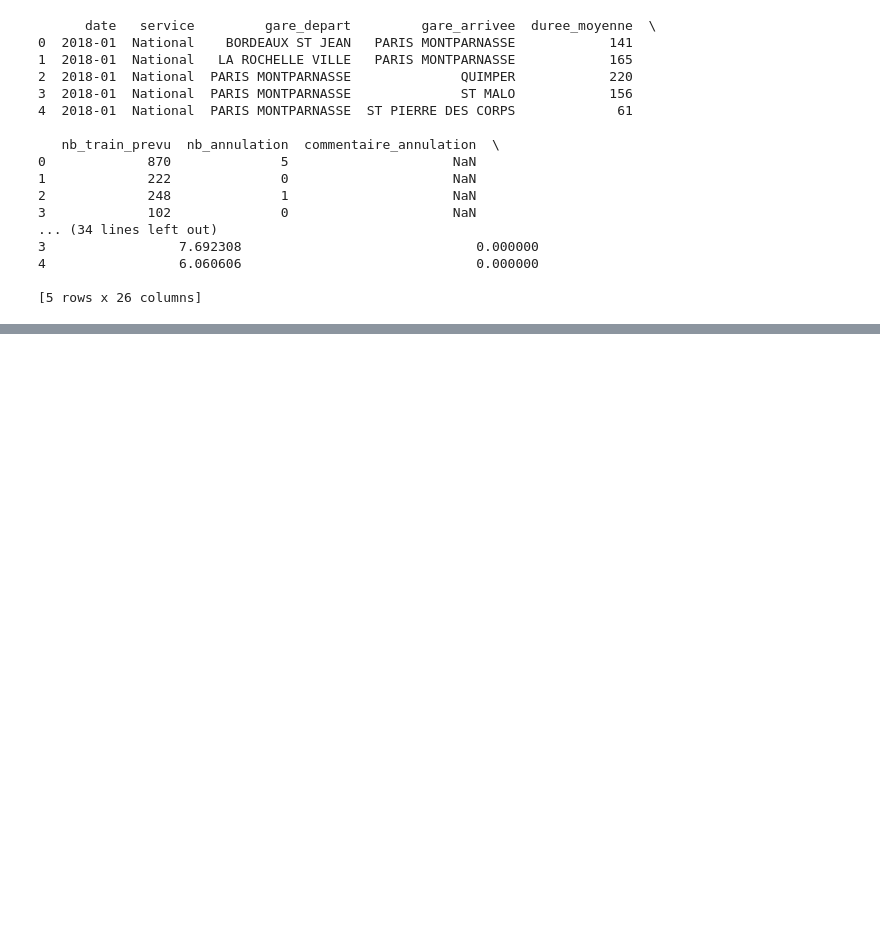
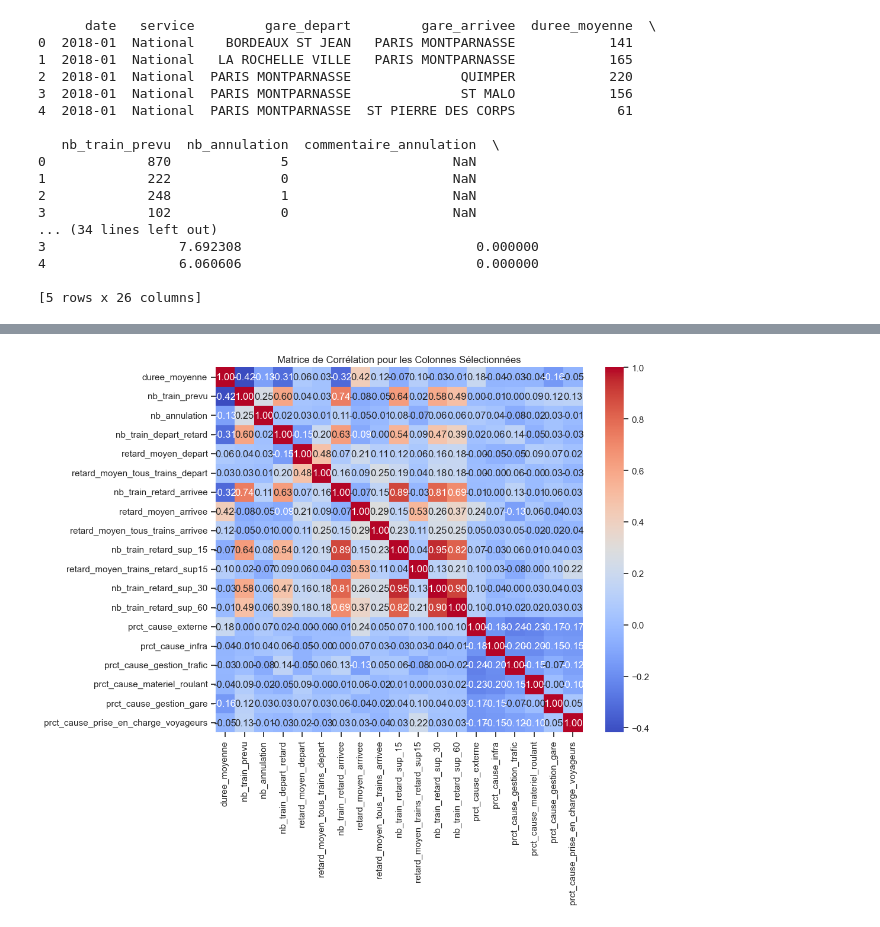
Before and after one commit to Enaouram/prediction-of-TGV-delays, a Jupyter notebook: data_analysis.ipynb, the cells around one changed output, grey strips where cells are left out. Cells and saved outputs as stored; diff of their text form; code cells hidden in the pictures; blank space fills up the shorter version.

```diff
--- a/data_analysis.ipynb
+++ b/data_analysis.ipynb
@@ -49,0 +225,18 @@ print(data.isnull().sum())
+# %%
+# Sélection des colonnes spécifiques pour lesquelles nous souhaitons créer la matrice de corrélation
+selected_columns = ['duree_moyenne', 'nb_train_prevu', 'nb_annulation', 'nb_train_depart_retard', 'retard_moyen_depart', 'retard_moyen_tous_trains_depart', 'nb_train_retard_arrivee', 'retard_moyen_arrivee', 'retard_moyen_tous_trains_arrivee', 'nb_train_retard_sup_15', 'retard_moyen_trains_retard_sup15', 'nb_train_retard_sup_30', 'nb_train_retard_sup_60', 'prct_cause_externe', 'prct_cause_infra', 'prct_cause_gestion_trafic', 'prct_cause_materiel_roulant', 'prct_cause_gestion_gare', 'prct_cause_prise_en_charge_voyageurs',
+]
+
+# Création d'un sous-DataFrame avec les colonnes sélectionnées
+subset_data = data[selected_columns]
+
+# Calcule de la matrice de corrélation pour le sous-DataFrame
+correlation_matrix = subset_data.corr()
+
+# Création d'une heatmap de la matrice de corrélation
+plt.figure(figsize=(10, 8))
+sns.heatmap(correlation_matrix, annot=True, cmap='coolwarm', fmt=".2f")
+plt.title("Matrice de Corrélation pour les Colonnes Sélectionnées")
+plt.show()
+# %% [output]
+[figure, added]
```
Also changed, not shown: parts of 15 cells of this notebook, 1 other file.
